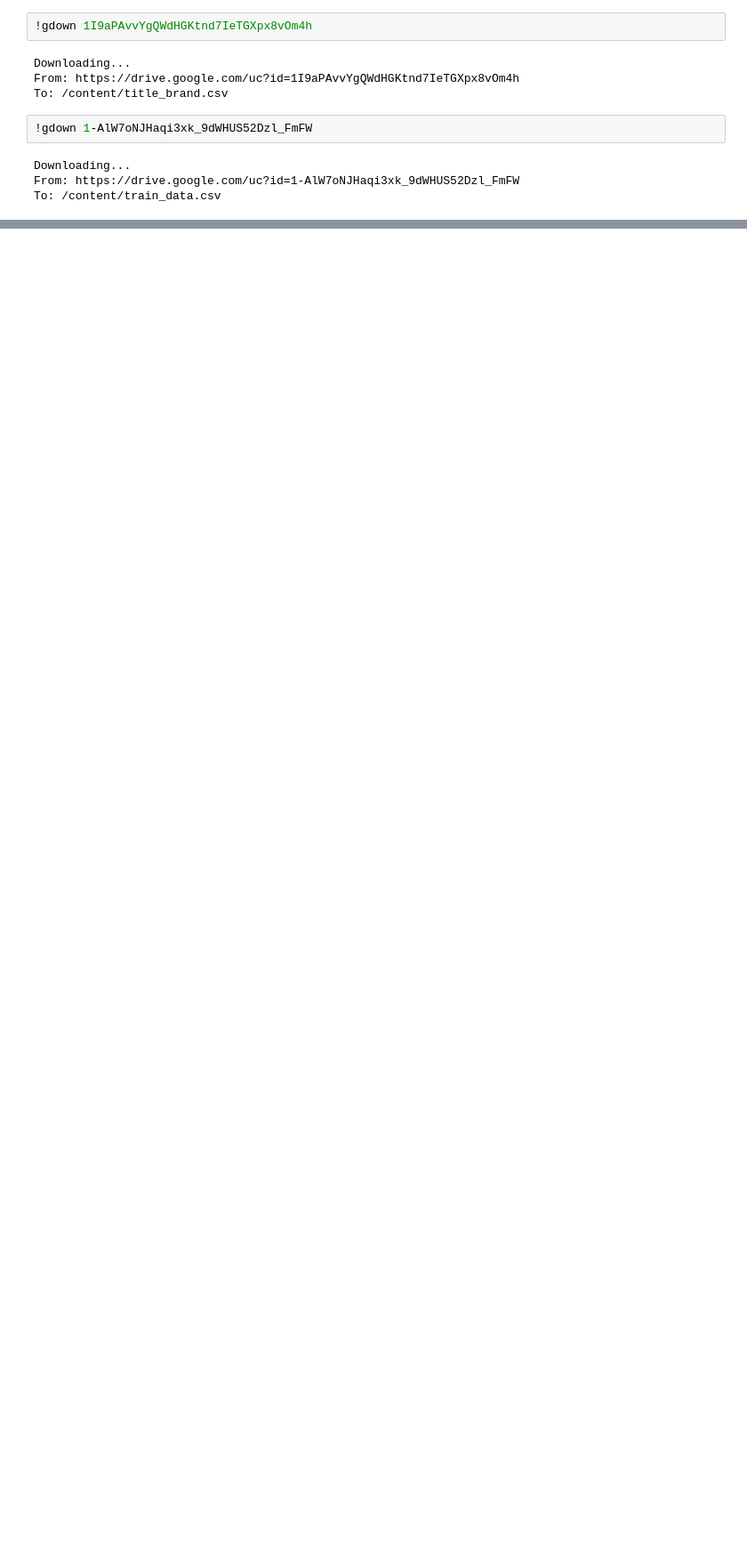
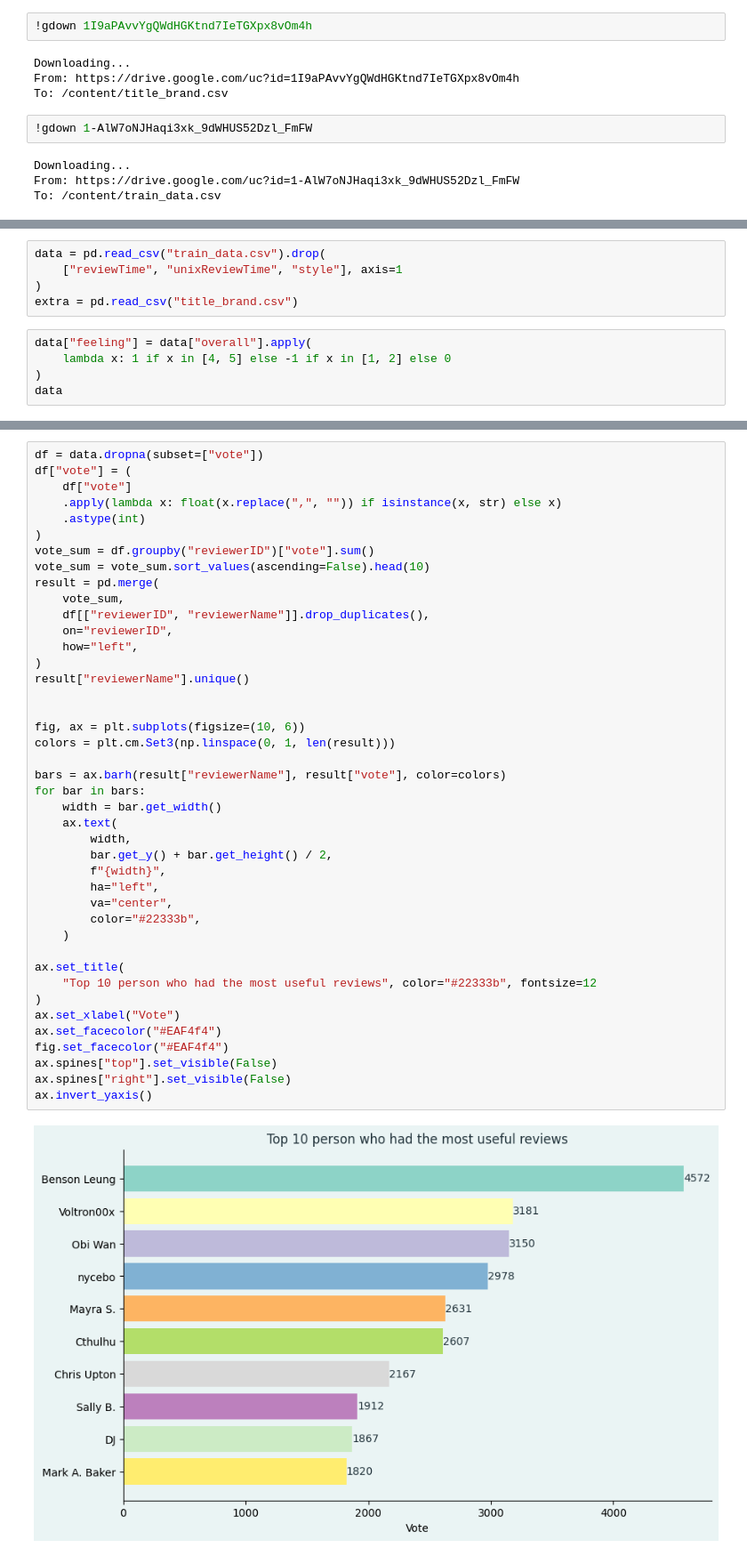
Before and after one commit to mr-robot77/Quera_G11-Project3, a Jupyter notebook: Problem2-Sentiment Analysis-NLP/section1.ipynb, the cells around one changed output, grey strips where cells are left out. Shown at 89% size. Saved outputs shown, nothing was run; the diff lists cells and outputs as text; blank space fills up the shorter version.

```diff
--- a/Problem2-Sentiment Analysis-NLP/section1.ipynb
+++ b/Problem2-Sentiment Analysis-NLP/section1.ipynb
@@ -319,0 +25,10 @@ ax.invert_yaxis()
+# %%
+data = pd.read_csv("train_data.csv").drop(
+    ["reviewTime", "unixReviewTime", "style"], axis=1
+)
+extra = pd.read_csv("title_brand.csv")
+# %%
+data["feeling"] = data["overall"].apply(
+    lambda x: 1 if x in [4, 5] else -1 if x in [1, 2] else 0
+)
+data
@@ -319,0 +250,44 @@ ax.invert_yaxis()
+# %%
+df = data.dropna(subset=["vote"])
+df["vote"] = (
+    df["vote"]
+    .apply(lambda x: float(x.replace(",", "")) if isinstance(x, str) else x)
+    .astype(int)
+)
+vote_sum = df.groupby("reviewerID")["vote"].sum()
+vote_sum = vote_sum.sort_values(ascending=False).head(10)
+result = pd.merge(
+    vote_sum,
+    df[["reviewerID", "reviewerName"]].drop_duplicates(),
+    on="reviewerID",
+    how="left",
+)
+result["reviewerName"].unique()
+
+
+fig, ax = plt.subplots(figsize=(10, 6))
+colors = plt.cm.Set3(np.linspace(0, 1, len(result)))
+
+bars = ax.barh(result["reviewerName"], result["vote"], color=colors)
+for bar in bars:
+    width = bar.get_width()
+    ax.text(
+        width,
+        bar.get_y() + bar.get_height() / 2,
+        f"{width}",
+        ha="left",
+        va="center",
+        color="#22333b",
+    )
+
+ax.set_title(
+    "Top 10 person who had the most useful reviews", color="#22333b", fontsize=12
+)
+ax.set_xlabel("Vote")
+ax.set_facecolor("#EAF4f4")
+fig.set_facecolor("#EAF4f4")
+ax.spines["top"].set_visible(False)
+ax.spines["right"].set_visible(False)
+ax.invert_yaxis()
+# %% [output]
+[figure, added]
```
Also changed, not shown: parts of 33 cells of this notebook.
